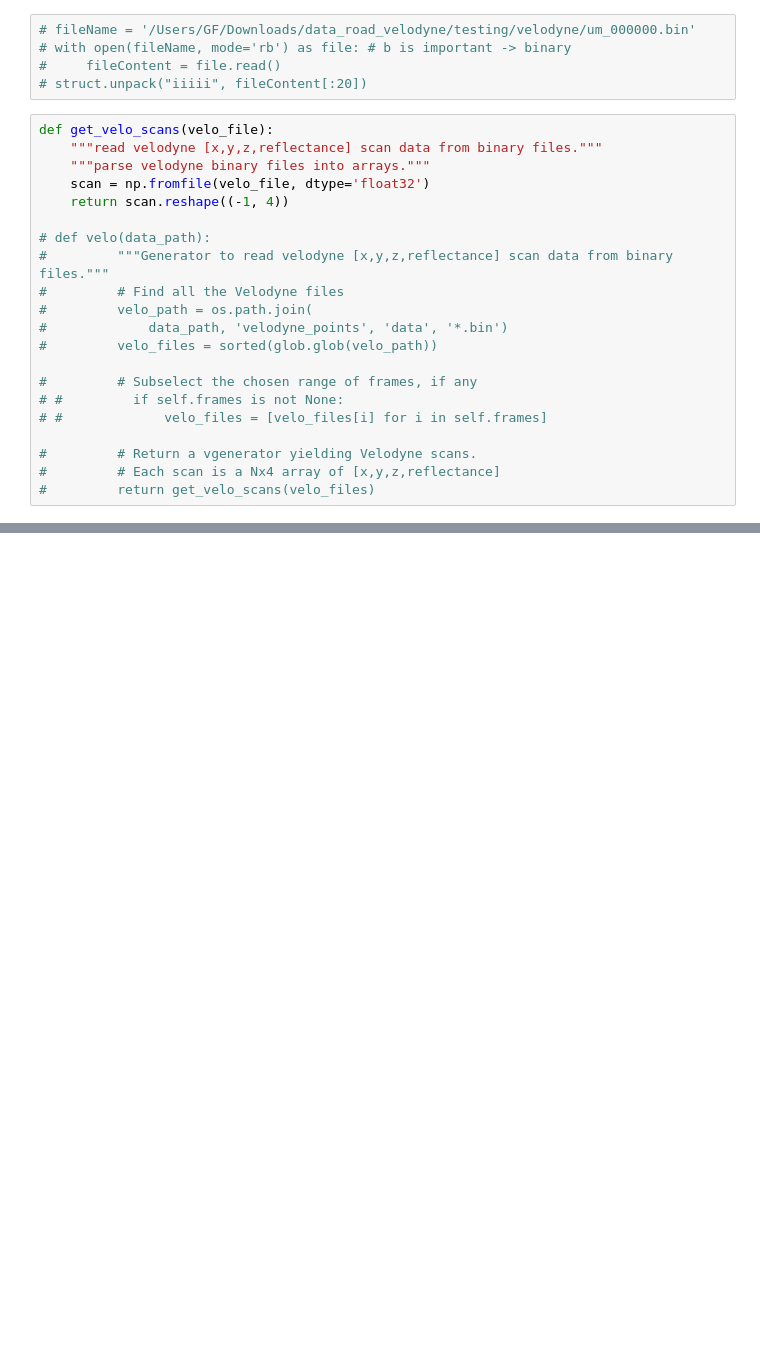
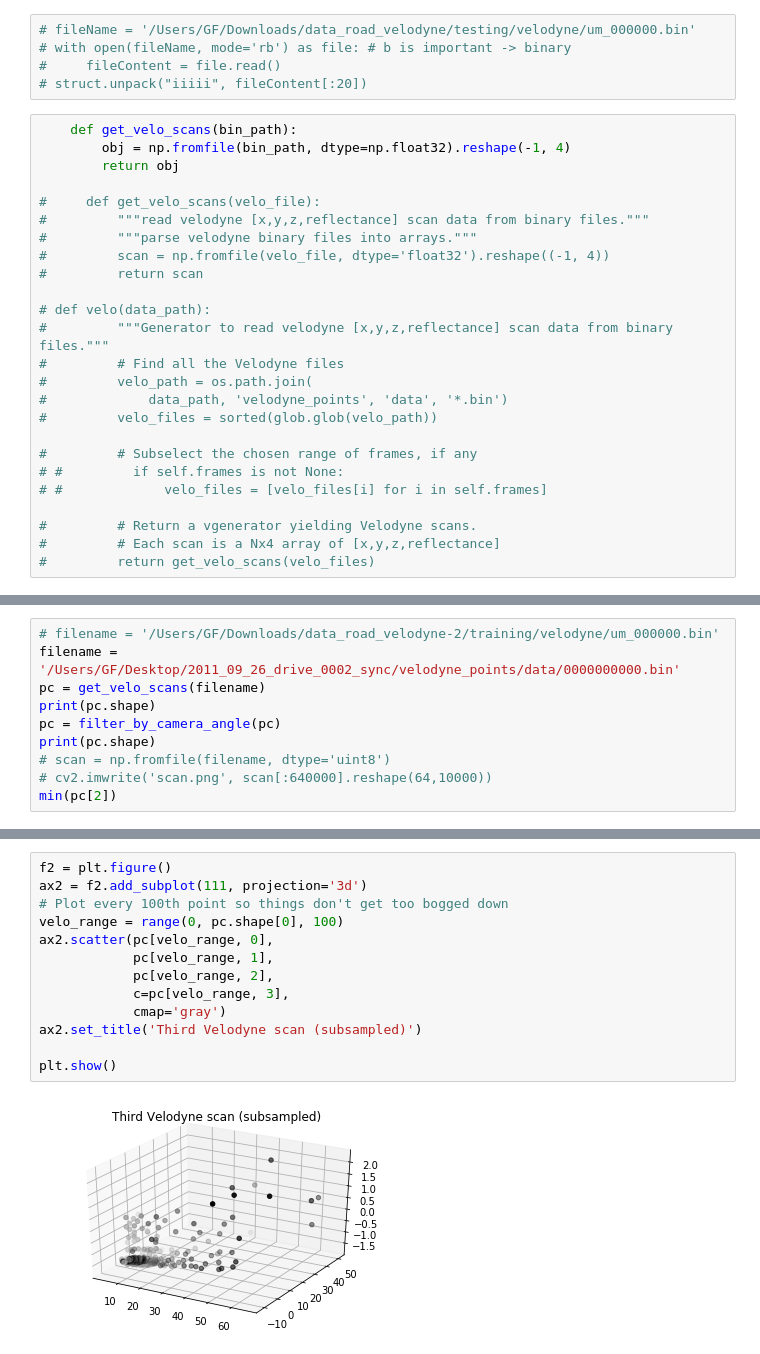
Before and after one commit to Shuijing725/ece498sm_project, a Jupyter notebook: 498_LidarRead.ipynb, the cells around one changed output, grey strips where cells are left out. Saved outputs shown, nothing was run; the diff lists cells and outputs as text; blank space fills up the shorter version.

Commit message:
RGB_PointCloud Fusion

```diff
--- a/498_LidarRead.ipynb
+++ b/498_LidarRead.ipynb
@@ -15,11 +17,15 @@ import numpy as np
 #     fileContent = file.read()
 # struct.unpack("iiiii", fileContent[:20])
 # %%
-def get_velo_scans(velo_file):
-    """read velodyne [x,y,z,reflectance] scan data from binary files."""
-    """parse velodyne binary files into arrays."""
-    scan = np.fromfile(velo_file, dtype='float32')
-    return scan.reshape((-1, 4))
+    def get_velo_scans(bin_path):
+        obj = np.fromfile(bin_path, dtype=np.float32).reshape(-1, 4)
+        return obj
+
+#     def get_velo_scans(velo_file):
+#         """read velodyne [x,y,z,reflectance] scan data from binary files."""
+#         """parse velodyne binary files into arrays."""
+#         scan = np.fromfile(velo_file, dtype='float32').reshape((-1, 4))
+#         return scan
 
 # def velo(data_path):
 #         """Generator to read velodyne [x,y,z,reflectance] scan data from binary files."""
@@ -53,0 +79,10 @@ True
+# %%
+# filename = '/Users/GF/Downloads/data_road_velodyne-2/training/velodyne/um_000000.bin'
+filename = '/Users/GF/Desktop/2011_09_26_drive_0002_sync/velodyne_points/data/0000000000.bin'
+pc = get_velo_scans(filename)
+print(pc.shape)
+pc = filter_by_camera_angle(pc)
+print(pc.shape)
+# scan = np.fromfile(filename, dtype='uint8')
+# cv2.imwrite('scan.png', scan[:640000].reshape(64,10000))
+min(pc[2])
@@ -53,0 +93,15 @@ True
+# %%
+f2 = plt.figure()
+ax2 = f2.add_subplot(111, projection='3d')
+# Plot every 100th point so things don't get too bogged down
+velo_range = range(0, pc.shape[0], 100)
+ax2.scatter(pc[velo_range, 0],
+            pc[velo_range, 1],
+            pc[velo_range, 2],
+            c=pc[velo_range, 3],
+            cmap='gray')
+ax2.set_title('Third Velodyne scan (subsampled)')
+
+plt.show()
+# %% [output]
+[figure, added]
```
Also changed, not shown: parts of 13 cells of this notebook.
